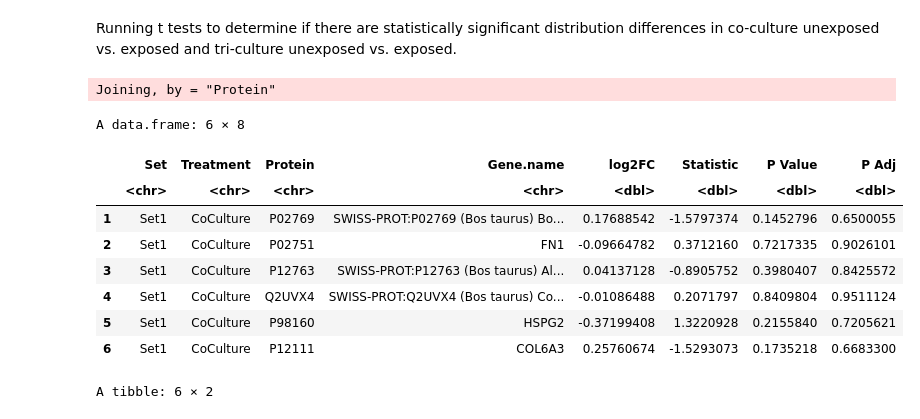
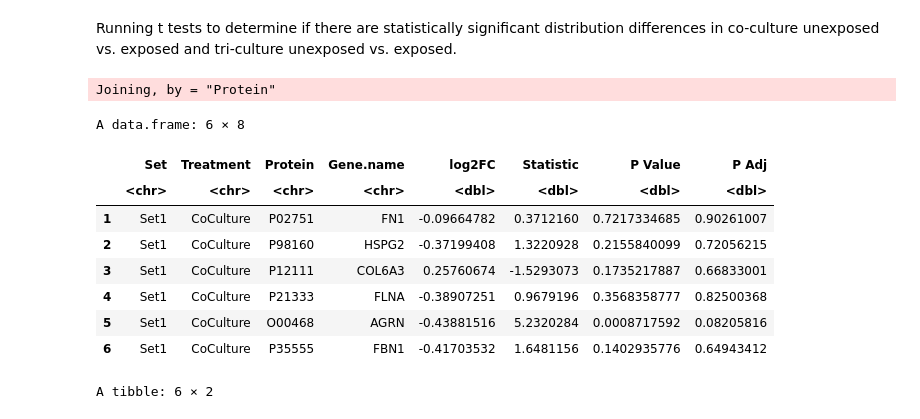
Before and after one commit to alexispayton/Wildfires-and-Extracellular-Vesicles-EVs-Woodsmoke-Alters-EV-Proteomic-Signatures-involved-in-Ext, a Jupyter notebook: 4. Group Distribution Analysis/Group Distribution Analysis.ipynb, the cells around one changed output. Cells and saved outputs as stored; diff of their text form; code cells hidden in the pictures.

```diff
--- a/4. Group Distribution Analysis/Group Distribution Analysis.ipynb
+++ b/4. Group Distribution Analysis/Group Distribution Analysis.ipynb
@@ -157,23 +157,25 @@ set2_t_test = t_test_values(set2_proteomics_df, "Set2")
 # %%
 # creating 1 df
 t_test_df = rbind(set1_t_test, set2_t_test)
 
-# adding in gene names
+# adding in gene names and filtering contaminants
 final_t_test_df = left_join(t_test_df, protein_info_df %>%
-                                select(c("Protein", "Gene.name")))
+                                select(c("Protein", "Gene.name", "Contaminant"))) %>%
+     filter(Contaminant == "-") %>%
+     select(-Contaminant)
 final_t_test_df = final_t_test_df[, c(1,2,3,8,4,5,6,7)]
 head(final_t_test_df)
 # %% [output]
 Joining, by = "Protein"
 A data.frame: 6 × 8
 |  | Set | Treatment | Protein | Gene.name | log2FC | Statistic | P Value | P Adj |
 |  | <chr> | <chr> | <chr> | <chr> | <dbl> | <dbl> | <dbl> | <dbl> |
-| 1 | Set1 | CoCulture | P02769 | SWISS-PROT:P02769 (Bos taurus) Bo... | 0.17688542 | -1.5797374 | 0.1452796 | 0.6500055 |
-| 2 | Set1 | CoCulture | P02751 | FN1 | -0.09664782 | 0.3712160 | 0.7217335 | 0.9026101 |
-| 3 | Set1 | CoCulture | P12763 | SWISS-PROT:P12763 (Bos taurus) Al... | 0.04137128 | -0.8905752 | 0.3980407 | 0.8425572 |
-| 4 | Set1 | CoCulture | Q2UVX4 | SWISS-PROT:Q2UVX4 (Bos taurus) Co... | -0.01086488 | 0.2071797 | 0.8409804 | 0.9511124 |
-| 5 | Set1 | CoCulture | P98160 | HSPG2 | -0.37199408 | 1.3220928 | 0.2155840 | 0.7205621 |
-| 6 | Set1 | CoCulture | P12111 | COL6A3 | 0.25760674 | -1.5293073 | 0.1735218 | 0.6683300 |
+| 1 | Set1 | CoCulture | P02751 | FN1 | -0.09664782 | 0.3712160 | 0.7217334685 | 0.90261007 |
+| 2 | Set1 | CoCulture | P98160 | HSPG2 | -0.37199408 | 1.3220928 | 0.2155840099 | 0.72056215 |
+| 3 | Set1 | CoCulture | P12111 | COL6A3 | 0.25760674 | -1.5293073 | 0.1735217887 | 0.66833001 |
+| 4 | Set1 | CoCulture | P21333 | FLNA | -0.38907251 | 0.9679196 | 0.3568358777 | 0.82500368 |
+| 5 | Set1 | CoCulture | O00468 | AGRN | -0.43881516 | 5.2320284 | 0.0008717592 | 0.08205816 |
+| 6 | Set1 | CoCulture | P35555 | FBN1 | -0.41703532 | 1.6481156 | 0.1402935776 | 0.64943412 |
 # %%
 # exporting t test results for volcano plot
 write.csv(final_t_test_df, paste0(Output,"/", cur_date, "_Statistical_Results_Only.csv"), row.names = FALSE)
```
Also changed, not shown: parts of 3 cells of this notebook.
